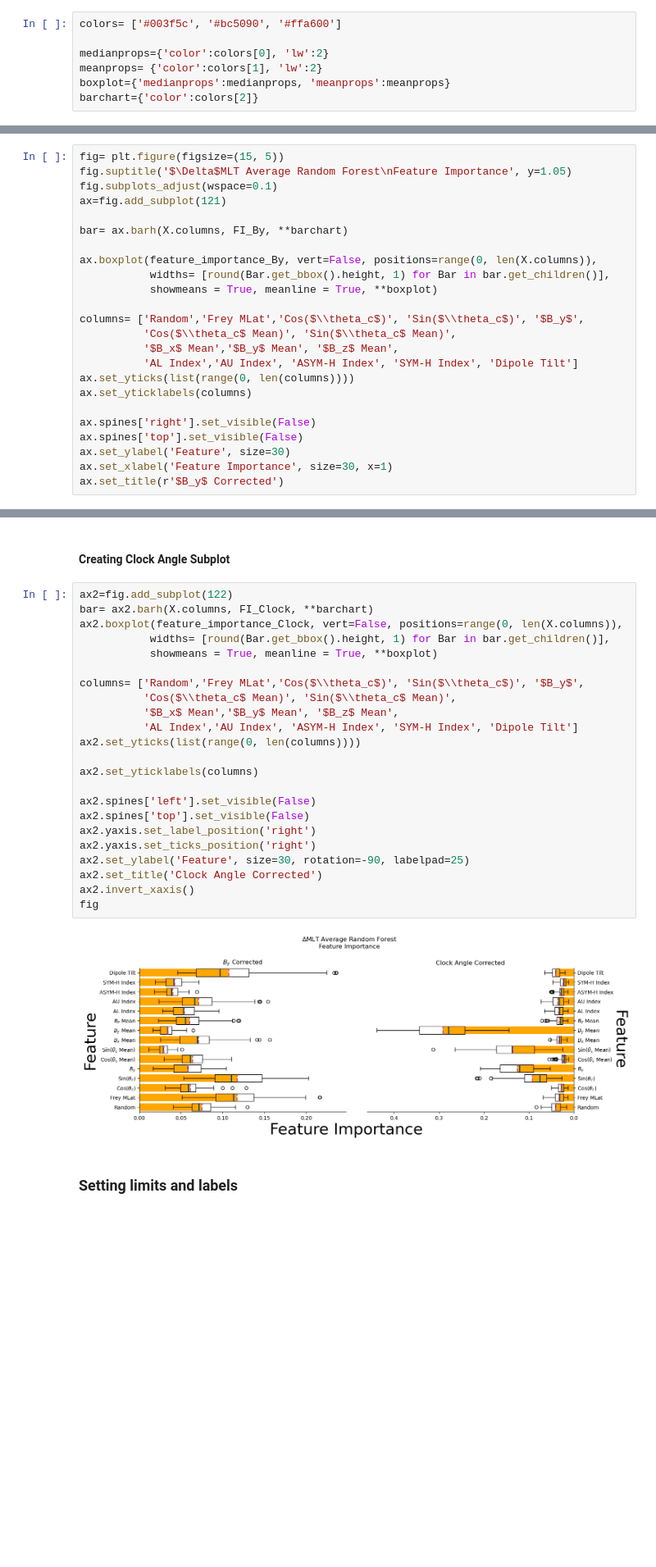
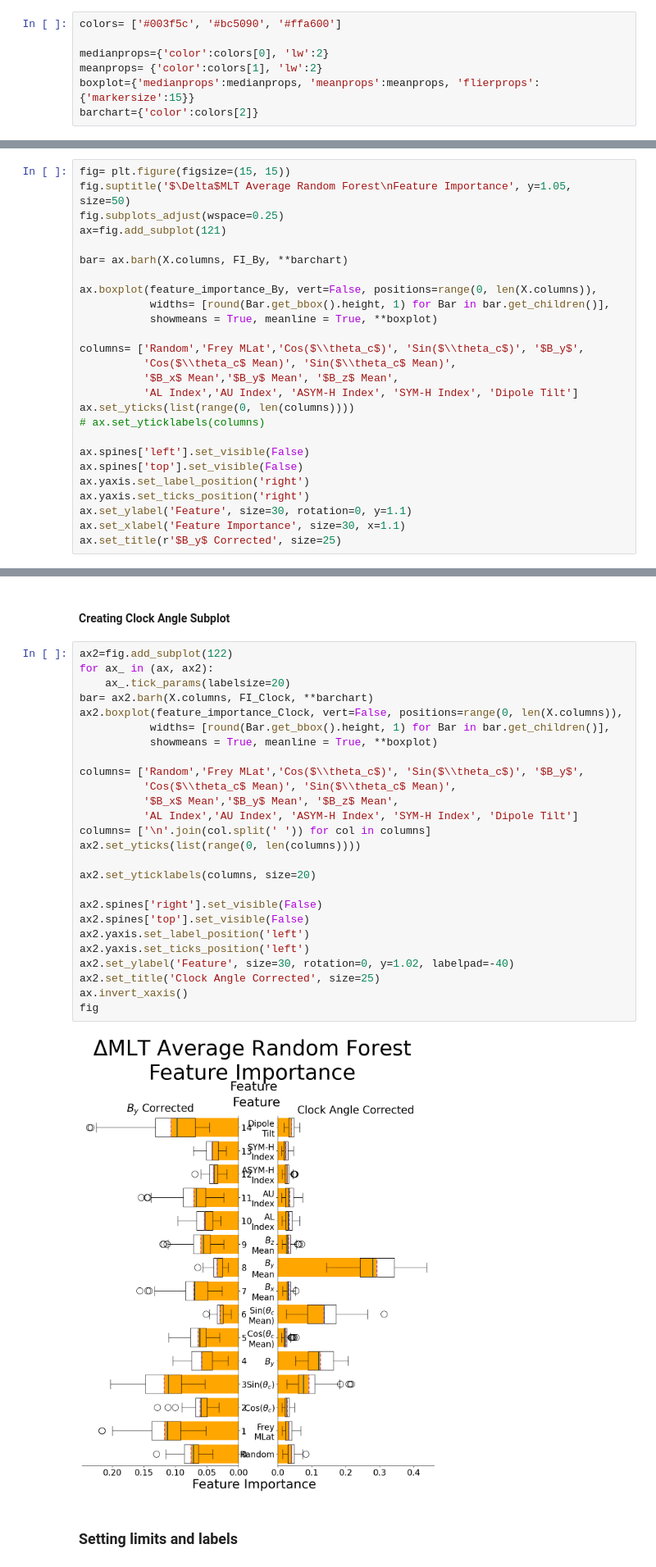
Before and after one commit to 08walkersj/Substorm_Onset_Conjugate_Displacement, a Jupyter notebook: Paper_Figures/Figure8_FeatureMLT.ipynb, the cells around one changed output, grey strips where cells are left out. Shown: that part at 82% size. Cells and saved outputs as stored; diff of their text form; blank space fills up the shorter version.

```diff
--- a/Paper_Figures/Figure8_FeatureMLT.ipynb
+++ b/Paper_Figures/Figure8_FeatureMLT.ipynb
@@ -23,7 +23,7 @@ colors= ['#003f5c', '#bc5090', '#ffa600']
 
 medianprops={'color':colors[0], 'lw':2}
 meanprops= {'color':colors[1], 'lw':2}
-boxplot={'medianprops':medianprops, 'meanprops':meanprops}
+boxplot={'medianprops':medianprops, 'meanprops':meanprops, 'flierprops':{'markersize':15}}
 barchart={'color':colors[2]}
 # %% [markdown]
 # Loading Dataset
@@ -188,9 +186,9 @@ We use a bar chart for the average feature importance and box plots for each dis
 # %% [markdown]
 ### Creating Figure and By Subplot
 # %%
-fig= plt.figure(figsize=(15, 5))
-fig.suptitle('$\Delta$MLT Average Random Forest\nFeature Importance', y=1.05)
-fig.subplots_adjust(wspace=0.1)
+fig= plt.figure(figsize=(15, 15))
+fig.suptitle('$\Delta$MLT Average Random Forest\nFeature Importance', y=1.05, size=50)
+fig.subplots_adjust(wspace=0.25)
 ax=fig.add_subplot(121)
 
 bar= ax.barh(X.columns, FI_By, **barchart)
@@ -204,12 +202,14 @@ columns= ['Random','Frey MLat','Cos($\\theta_c$)', 'Sin($\\theta_c$)', '$B_y$',
           '$B_x$ Mean','$B_y$ Mean', '$B_z$ Mean',
           'AL Index','AU Index', 'ASYM-H Index', 'SYM-H Index', 'Dipole Tilt']
 ax.set_yticks(list(range(0, len(columns))))
-ax.set_yticklabels(columns)
+# ax.set_yticklabels(columns)
 
-ax.spines['right'].set_visible(False)
+ax.spines['left'].set_visible(False)
 ax.spines['top'].set_visible(False)
-ax.set_ylabel('Feature', size=30)
-ax.set_xlabel('Feature Importance', size=30, x=1)
-ax.set_title(r'$B_y$ Corrected')
+ax.yaxis.set_label_position('right')
+ax.yaxis.set_ticks_position('right')
+ax.set_ylabel('Feature', size=30, rotation=0, y=1.1)
+ax.set_xlabel('Feature Importance', size=30, x=1.1)
+ax.set_title(r'$B_y$ Corrected', size=25)
 # %% [output]
 Text(0.5, 1.0, '$B_y$ Corrected')
@@ -218,29 +218,32 @@ Text(0.5, 1.0, '$B_y$ Corrected')
 #### Creating Clock Angle Subplot
 # %%
 ax2=fig.add_subplot(122)
+for ax_ in (ax, ax2):
+    ax_.tick_params(labelsize=20)
 bar= ax2.barh(X.columns, FI_Clock, **barchart)
 ax2.boxplot(feature_importance_Clock, vert=False, positions=range(0, len(X.columns)),
            widths= [round(Bar.get_bbox().height, 1) for Bar in bar.get_children()],
            showmeans = True, meanline = True, **boxplot)
 
 columns= ['Random','Frey MLat','Cos($\\theta_c$)', 'Sin($\\theta_c$)', '$B_y$',
           'Cos($\\theta_c$ Mean)', 'Sin($\\theta_c$ Mean)',
           '$B_x$ Mean','$B_y$ Mean', '$B_z$ Mean',
           'AL Index','AU Index', 'ASYM-H Index', 'SYM-H Index', 'Dipole Tilt']
+columns= ['\n'.join(col.split(' ')) for col in columns]
 ax2.set_yticks(list(range(0, len(columns))))
 
-ax2.set_yticklabels(columns)
+ax2.set_yticklabels(columns, size=20)
 
-ax2.spines['left'].set_visible(False)
+ax2.spines['right'].set_visible(False)
 ax2.spines['top'].set_visible(False)
-ax2.yaxis.set_label_position('right')
-ax2.yaxis.set_ticks_position('right')
-ax2.set_ylabel('Feature', size=30, rotation=-90, labelpad=25)
-ax2.set_title('Clock Angle Corrected')
-ax2.invert_xaxis()
+ax2.yaxis.set_label_position('left')
+ax2.yaxis.set_ticks_position('left')
+ax2.set_ylabel('Feature', size=30, rotation=0, y=1.02, labelpad=-40)
+ax2.set_title('Clock Angle Corrected', size=25)
+ax.invert_xaxis()
 fig
 # %% [output]
-[figure, old version]
+[figure, new version]
 # %% [markdown]
 ### Setting limits and labels
 # %%
```
Also changed, not shown: parts of 6 cells of this notebook.
